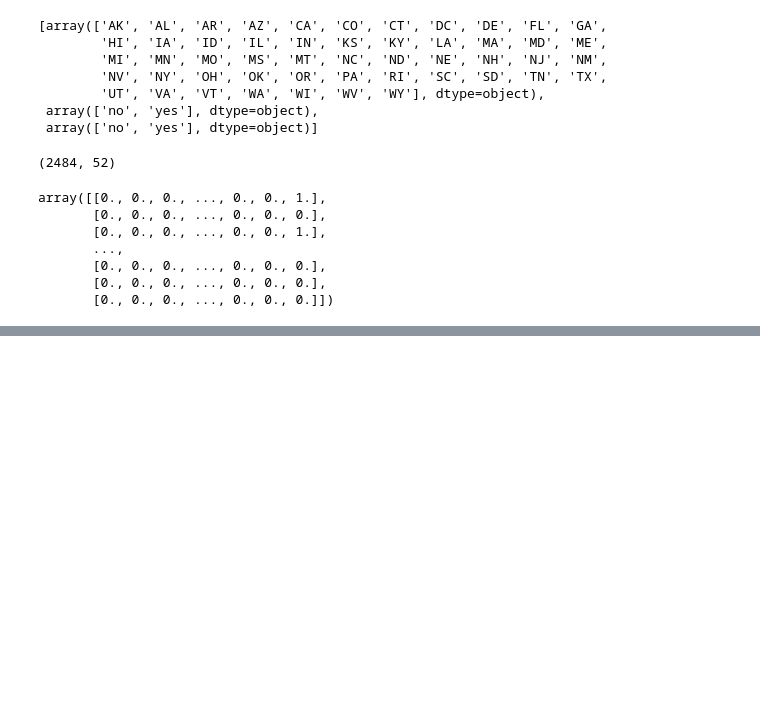
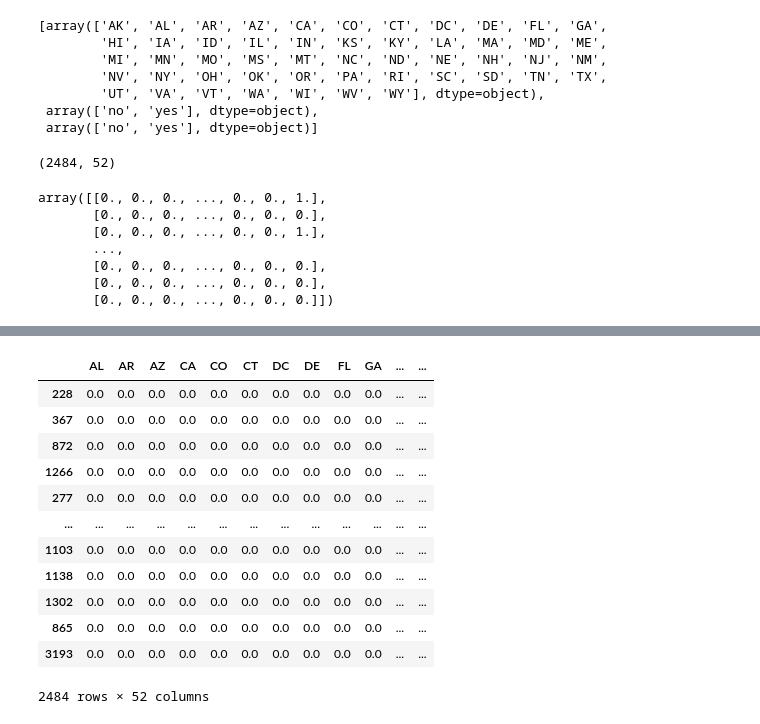
Before and after one commit to learn-co-curriculum/dsc-phase-3-project-v2-3, a Jupyter notebook: Working_Notebook/Yue_Notebook.ipynb, the cells around one changed output, grey strips where cells are left out. Drawn from its saved outputs; the diff is of its cells as text; code cells hidden in the pictures; blank space fills up the shorter version.

```diff
--- a/Working_Notebook/Yue_Notebook.ipynb
+++ b/Working_Notebook/Yue_Notebook.ipynb
@@ -203,0 +200,19 @@ dc = DummyClassifier()
+# %%
+X_train_encoded.columns = X_train_encoded.columns.str.replace('x0_', '')
+X_train_encoded = X_train_encoded.rename(columns= {'x1_yes': 'International Plan', 'x2_yes': 'Voicemail Plan'})
+# %%
+X_train_encoded
+# %% [output]
+|  | AL | AR | AZ | CA | CO | CT | DC | DE | FL | GA | ... | ... |
+| 228 | 0.0 | 0.0 | 0.0 | 0.0 | 0.0 | 0.0 | 0.0 | 0.0 | 0.0 | 0.0 | ... | ... |
+| 367 | 0.0 | 0.0 | 0.0 | 0.0 | 0.0 | 0.0 | 0.0 | 0.0 | 0.0 | 0.0 | ... | ... |
+| 872 | 0.0 | 0.0 | 0.0 | 0.0 | 0.0 | 0.0 | 0.0 | 0.0 | 0.0 | 0.0 | ... | ... |
+| 1266 | 0.0 | 0.0 | 0.0 | 0.0 | 0.0 | 0.0 | 0.0 | 0.0 | 0.0 | 0.0 | ... | ... |
+| 277 | 0.0 | 0.0 | 0.0 | 0.0 | 0.0 | 0.0 | 0.0 | 0.0 | 0.0 | 0.0 | ... | ... |
+| ... | ... | ... | ... | ... | ... | ... | ... | ... | ... | ... | ... | ... |
+| 1103 | 0.0 | 0.0 | 0.0 | 0.0 | 0.0 | 0.0 | 0.0 | 0.0 | 0.0 | 0.0 | ... | ... |
+| 1138 | 0.0 | 0.0 | 0.0 | 0.0 | 0.0 | 0.0 | 0.0 | 0.0 | 0.0 | 0.0 | ... | ... |
+| 1302 | 0.0 | 0.0 | 0.0 | 0.0 | 0.0 | 0.0 | 0.0 | 0.0 | 0.0 | 0.0 | ... | ... |
+| 865 | 0.0 | 0.0 | 0.0 | 0.0 | 0.0 | 0.0 | 0.0 | 0.0 | 0.0 | 0.0 | ... | ... |
+| 3193 | 0.0 | 0.0 | 0.0 | 0.0 | 0.0 | 0.0 | 0.0 | 0.0 | 0.0 | 0.0 | ... | ... |
+2484 rows × 52 columns
```
Also changed, not shown: parts of 18 cells of this notebook.
